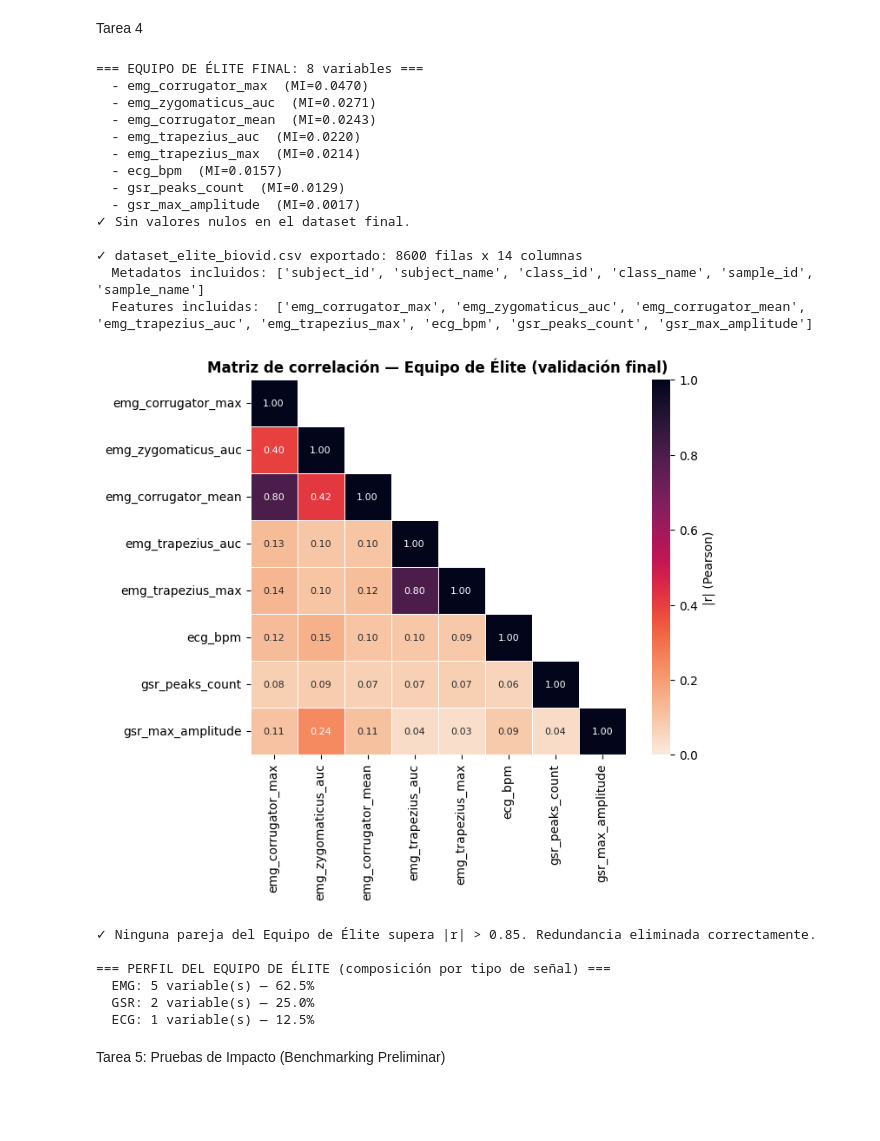
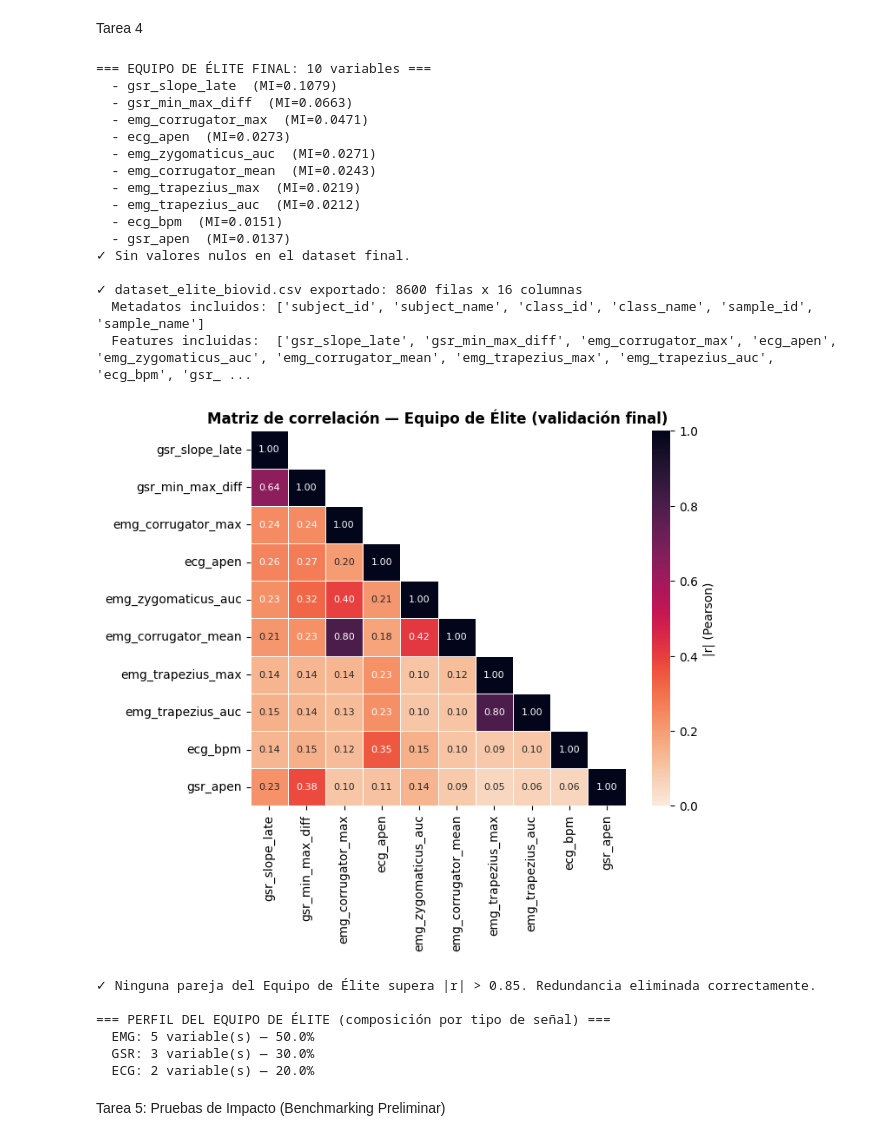
Before and after one commit to GaboGolCs/PainPredict-Neuro, a Jupyter notebook: src/scripts/selection_biovid_elite.ipynb, the cells around one changed output. Saved outputs shown, nothing was run; the diff lists cells and outputs as text; code cells hidden in the pictures; blank space fills up the shorter version.

Commit message:
fix: arreglo con nuevo dataset

```diff
--- a/src/scripts/selection_biovid_elite.ipynb
+++ b/src/scripts/selection_biovid_elite.ipynb
@@ -7,19 +7,14 @@ Mounted at /content/drive
 import os
 import pandas as pd
 
-drive_path = '/content/drive/Shareddrives/DATA_GPI/Grupo2_Desarrollo/Hito4/Actividad2/dataset_features_biovid_normalizado_V2.csv.xls'
-local_path = '/content/dataset_features_biovid_normalizado_V2.csv (1).xls'
+drive_path = '/content/drive/Shareddrives/DATA_GPI/Grupo2_Desarrollo/Hito4/Actividad2/dataset_features_biovid_normalizado_V2_Final.csv'
+local_path = '/content/dataset_features_biovid_normalizado_V2_Final.csv'
 
-# 2. Función robusta que intenta ambos formatos pase lo que pase con el nombre
+# Función para cargar el archivo CSV
 def cargar_archivo(ruta):
-    try:
-        # Intentar abrir como Excel forzando el motor adecuado
-        return pd.read_excel(ruta, engine='xlrd')
-    except Exception:
-        # Si da error el Excel, es un CSV disfrazado con extensión .xls
-        return pd.read_csv(ruta)
+    return pd.read_csv(ruta)
 
-# 3. Proceso de búsqueda y carga
+# Proceso de búsqueda y carga
 if os.path.exists(drive_path):
     print("¡Archivo encontrado en Google Drive! Cargando...")
     df_data = cargar_archivo(drive_path)
@@ -57,17 +52,20 @@ if 'df_data' in locals():
 # %%
+import matplotlib.pyplot as plt
+import seaborn as sns
+
 # --- EDA: DISTRIBUCIÓN Y ESTADÍSTICAS ---
 
-if 'df' in locals():
+if 'df_data' in locals():
 
     print("=== VERIFICACIÓN DE BALANCE DE CLASES ===")
 
-    if 'class_name' in df.columns:
+    if 'class_name' in df_data.columns:
 
-        print(df['class_name'].value_counts().sort_index())
+        print(df_data['class_name'].value_counts().sort_index())
 
         plt.figure(figsize=(8, 5))
 
-        sns.countplot(x='class_name', data=df, palette='viridis')
+        sns.countplot(x='class_name', data=df_data, palette='viridis')
 
         plt.title('Distribución de Clases (Niveles de Dolor)')
 
@@ -83,17 +81,17 @@ if 'df' in locals():
 
     ]
 
-    cols_presentes = [c for c in columnas_fisiologicas if c in df.columns]
+    cols_presentes = [c for c in columnas_fisiologicas if c in df_data.columns]
 
     print("\n=== ESTADÍSTICAS DESCRIPTIVAS ===")
 
-    display(df[cols_presentes].describe().T[['mean', 'std', 'min', 'max']])
+    display(df_data[cols_presentes].describe().T[['mean', 'std', 'min', 'max']])
 
     # Boxplots Basal vs Dolor Máximo
 
-    if 'class_id' in df.columns:
+    if 'class_id' in df_data.columns:
 
-        df_comparativa = df[df['class_id'].isin([0, 4])].copy()
+        df_comparativa = df_data[df_data['class_id'].isin([0, 4])].copy()
 
         df_comparativa['Estado de Dolor'] = df_comparativa['class_id'].map({0: 'Basal', 4: 'Dolor Máximo'})
 
@@ -372,7 +411,7 @@ if nulos.sum() > 0:
 else:
     print("✓ Sin valores nulos en el dataset final.")
 
-dataset_elite.to_csv('dataset_elite_biovid.csv', index=False)
+dataset_elite.to_csv('/content/drive/Shareddrives/DATA_GPI/DatasetFinales/dataset_elite_biovid.csv', index=False)
 print(f"\n✓ dataset_elite_biovid.csv exportado: {dataset_elite.shape[0]} filas x {dataset_elite.shape[1]} columnas")
 print(f"  Metadatos incluidos: {metadatos_presentes}")
 print(f"  Features incluidas:  {equipo_elite}")
@@ -416,49 +455,51 @@ else:
 # ahí sí ambas sobreviven solo porque están bajo 0.85 — con un umbral de 0.75 una
 # de las dos habría caído.
 
 # ------------------------------------------------------------
 # 4.4 — Perfil del Equipo de Élite (composición por tipo de señal)
 # ------------------------------------------------------------
 def clasificar_señal(nombre_col):
     n = nombre_col.lower()
     if n.startswith('emg'):
         return 'EMG'
     elif n.startswith('ecg'):
         return 'ECG'
     elif n.startswith('gsr'):
         return 'GSR'
     else:
         return 'Otra'
 
 perfil = pd.Series([clasificar_señal(c) for c in equipo_elite]).value_counts()
 perfil_pct = (perfil / len(equipo_elite) * 100).round(1)
 
 print("\n=== PERFIL DEL EQUIPO DE ÉLITE (composición por tipo de señal) ===")
 for tipo, pct in perfil_pct.items():
     n_vars = perfil[tipo]
     print(f"  {tipo}: {n_vars} variable(s) — {pct}%")
 # %% [output]
-=== EQUIPO DE ÉLITE FINAL: 8 variables ===
-  - emg_corrugator_max  (MI=0.0470)
+=== EQUIPO DE ÉLITE FINAL: 10 variables ===
+  - gsr_slope_late  (MI=0.1079)
+  - gsr_min_max_diff  (MI=0.0663)
+  - emg_corrugator_max  (MI=0.0471)
+  - ecg_apen  (MI=0.0273)
   - emg_zygomaticus_auc  (MI=0.0271)
   - emg_corrugator_mean  (MI=0.0243)
-  - emg_trapezius_auc  (MI=0.0220)
-  - emg_trapezius_max  (MI=0.0214)
-  - ecg_bpm  (MI=0.0157)
-  - gsr_peaks_count  (MI=0.0129)
-  - gsr_max_amplitude  (MI=0.0017)
+  - emg_trapezius_max  (MI=0.0219)
+  - emg_trapezius_auc  (MI=0.0212)
+  - ecg_bpm  (MI=0.0151)
+  - gsr_apen  (MI=0.0137)
 ✓ Sin valores nulos en el dataset final.
 
-✓ dataset_elite_biovid.csv exportado: 8600 filas x 14 columnas
+✓ dataset_elite_biovid.csv exportado: 8600 filas x 16 columnas
   Metadatos incluidos: ['subject_id', 'subject_name', 'class_id', 'class_name', 'sample_id', 'sample_name']
-  Features incluidas:  ['emg_corrugator_max', 'emg_zygomaticus_auc', 'emg_corrugator_mean', 'emg_trapezius_auc', 'emg_trapezius_max', 'ecg_bpm', 'gsr_peaks_count', 'gsr_max_amplitude']
+  Features incluidas:  ['gsr_slope_late', 'gsr_min_max_diff', 'emg_corrugator_max', 'ecg_apen', 'emg_zygomaticus_auc', 'emg_corrugator_mean', 'emg_trapezius_max', 'emg_trapezius_auc', 'ecg_bpm', 'gsr_ ...
-[figure, old version]
+[figure, new version]
 ✓ Ninguna pareja del Equipo de Élite supera |r| > 0.85. Redundancia eliminada correctamente.
 
 === PERFIL DEL EQUIPO DE ÉLITE (composición por tipo de señal) ===
-  EMG: 5 variable(s) — 62.5%
-  GSR: 2 variable(s) — 25.0%
-  ECG: 1 variable(s) — 12.5%
+  EMG: 5 variable(s) — 50.0%
+  GSR: 3 variable(s) — 30.0%
+  ECG: 2 variable(s) — 20.0%
 # %% [markdown]
 Tarea 5: Pruebas de Impacto (Benchmarking Preliminar)
 # %%
```
Also changed, not shown: parts of 5 cells of this notebook.
